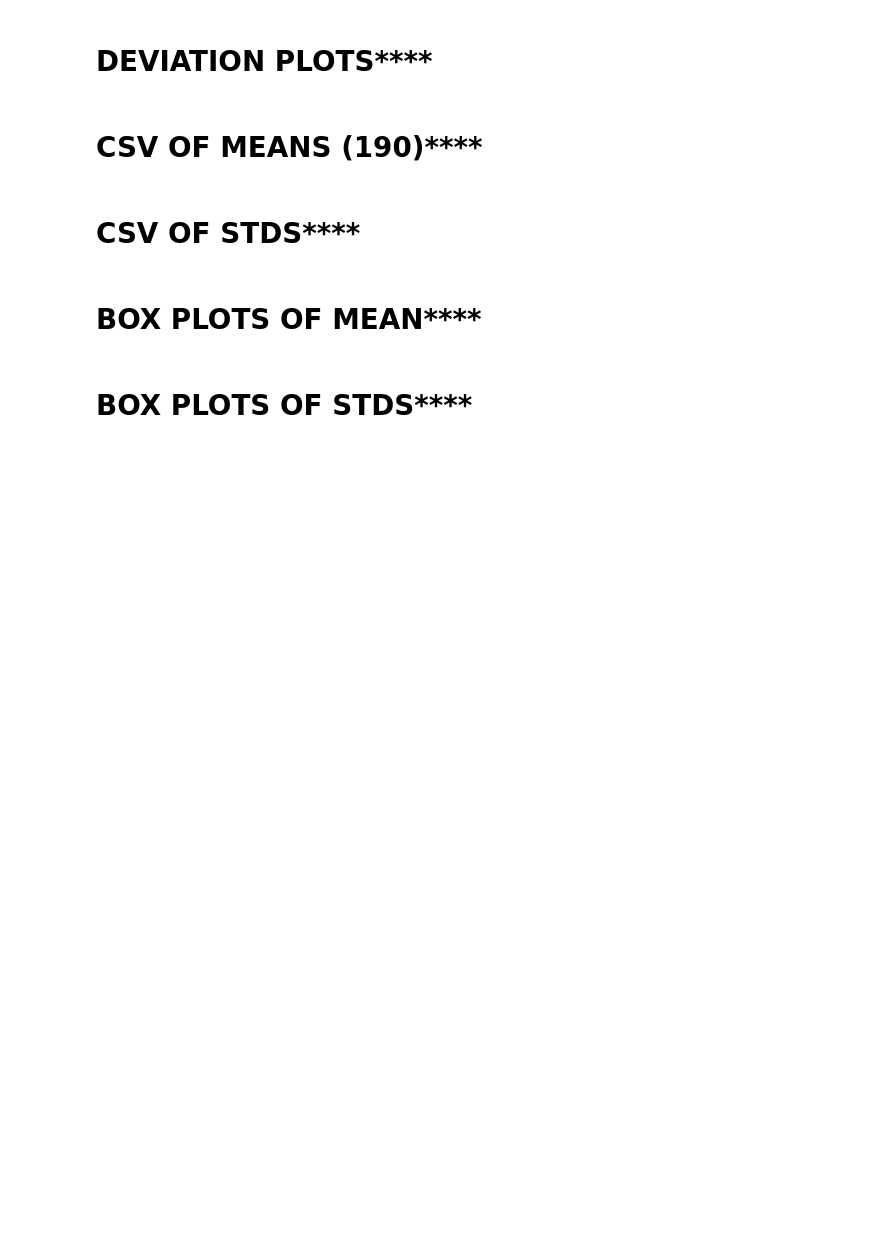
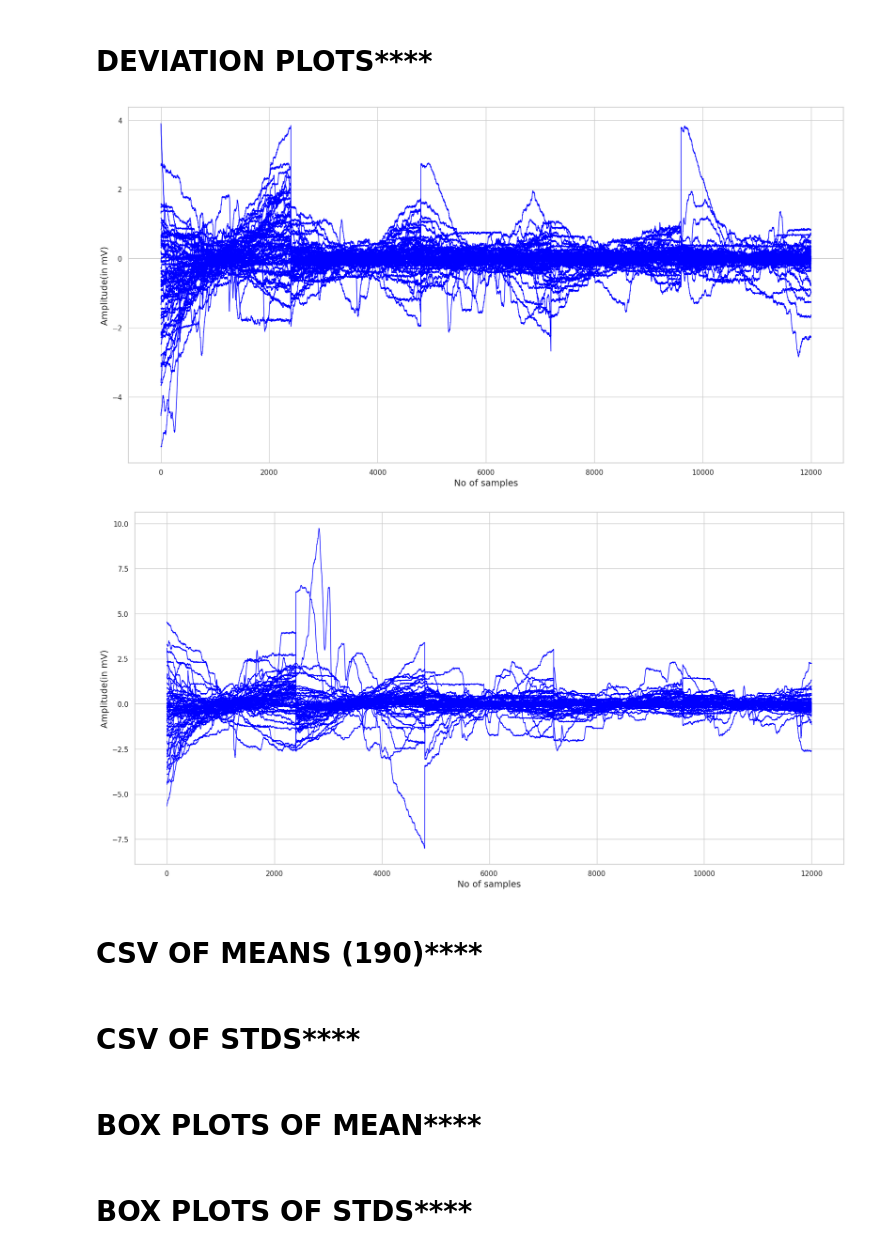
Before and after one commit to elekish/Classification, a Jupyter notebook: classification_kaggle.ipynb, the cells around one changed output. Cells and saved outputs as stored; diff of their text form; code cells hidden in the pictures; blank space fills up the shorter version.

```diff
--- a/classification_kaggle.ipynb
+++ b/classification_kaggle.ipynb
@@ -847,10 +683,10 @@ def plot_data(matrix, save_path):
 #     palette = sns.color_palette("husl", matrix.shape[0])
     for i in range(matrix.shape[0]):
         plt.plot(matrix[i, :],color='blue', linewidth=1.0)
-    plt.xlabel('TIME', fontsize=14)
-    plt.ylabel('AMPLITUDE', fontsize=14)
+    plt.xlabel('No of samples', fontsize=14)
+    plt.ylabel('Amplitude(in mV)', fontsize=14)
     plt.ylim(-8,8)
-    plt.savefig(save_path, format='jpg', dpi=300)
+    plt.savefig(save_path, format='eps')
     plt.show()
 # %%
 def calculate_deviations(LH_all_pre_P, RH_all_pre_P):
@@ -877,6 +713,22 @@ deviation_pre_P=calculate_deviations(LH_all_pre_P, RH_all_pre_P)
 deviation_post_P=calculate_deviations(LH_all_post_P, RH_all_post_P)
 deviation_pre_NP=calculate_deviations(LH_all_pre_NP, RH_all_pre_NP)
 deviation_post_NP=calculate_deviations(LH_all_post_NP, RH_all_post_NP)
+# %%
+deviation_player=np.vstack([
+    deviation_pre_P,
+    deviation_post_P
+])
+
+deviation_nonplayer=np.vstack([
+    deviation_pre_NP,
+    deviation_post_NP
+])
+# %%
+plot_data(deviation_player,'deviation_performer.eps')
+plot_data(deviation_nonplayer,'deviation_nonperformer.eps')
+# %% [output]
+[figure, added]
+[figure, added]
 # %%
 plot_data(deviation_pre_P,'deviation_pre_P_new.jpg')
 plot_data(deviation_post_P,'deviation_post_P_new.jpg')
```
Also changed, not shown: parts of 12 cells of this notebook.
